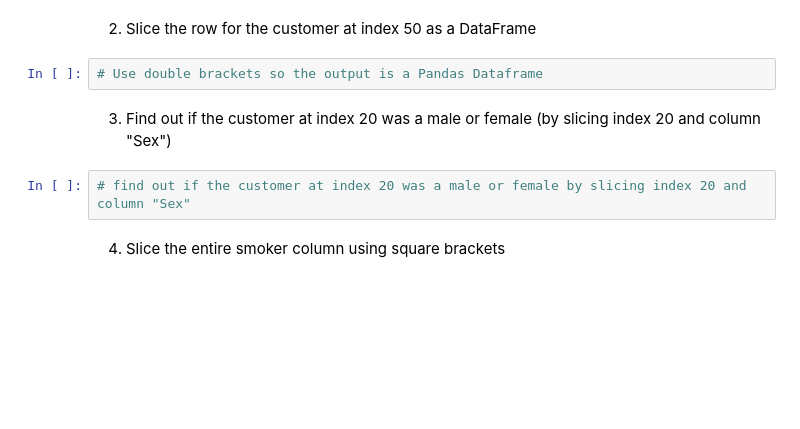
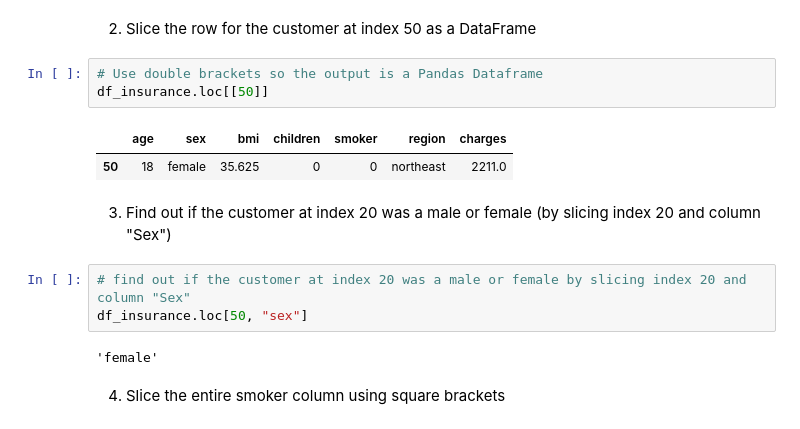
Before and after one commit to BigSamu/Coding_Dojo_Data_Science_Excercises, a Jupyter notebook: 02_Pandas_for_Data_Manipulation/02_Slicing.ipynb, the cells around one changed output. Cells and saved outputs as stored; diff of their text form; blank space fills up the shorter version.

```diff
--- a/02_Pandas_for_Data_Manipulation/02_Slicing.ipynb
+++ b/02_Pandas_for_Data_Manipulation/02_Slicing.ipynb
@@ -132,10 +142,17 @@ ___
 2) Slice the row for the customer at index 50 as a DataFrame
 # %%
 # Use double brackets so the output is a Pandas Dataframe
+df_insurance.loc[[50]]
+# %% [output]
+|  | age | sex | bmi | children | smoker | region | charges |
+| 50 | 18 | female | 35.625 | 0 | 0 | northeast | 2211.0 |
 # %% [markdown]
 3) Find out if the customer at index 20 was a male or female (by slicing index 20 and column "Sex")
 # %%
 # find out if the customer at index 20 was a male or female by slicing index 20 and column "Sex"
+df_insurance.loc[50, "sex"]
+# %% [output]
+'female'
 # %% [markdown]
 4) Slice the entire smoker column using square brackets
 # %%
```
Also changed, not shown: parts of 6 cells of this notebook.
